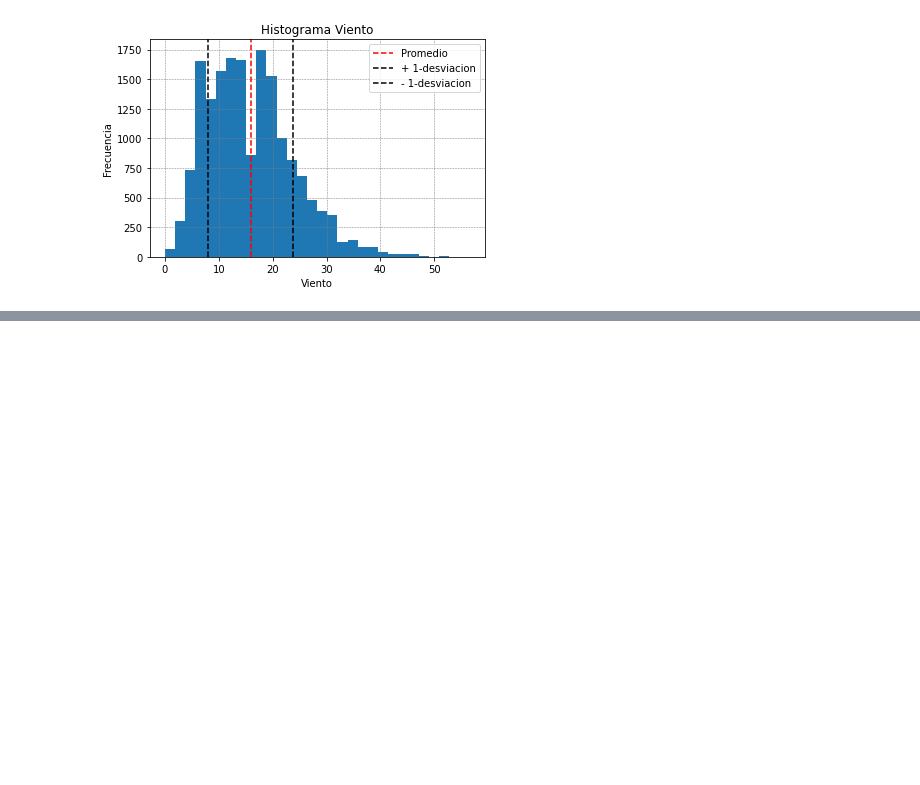
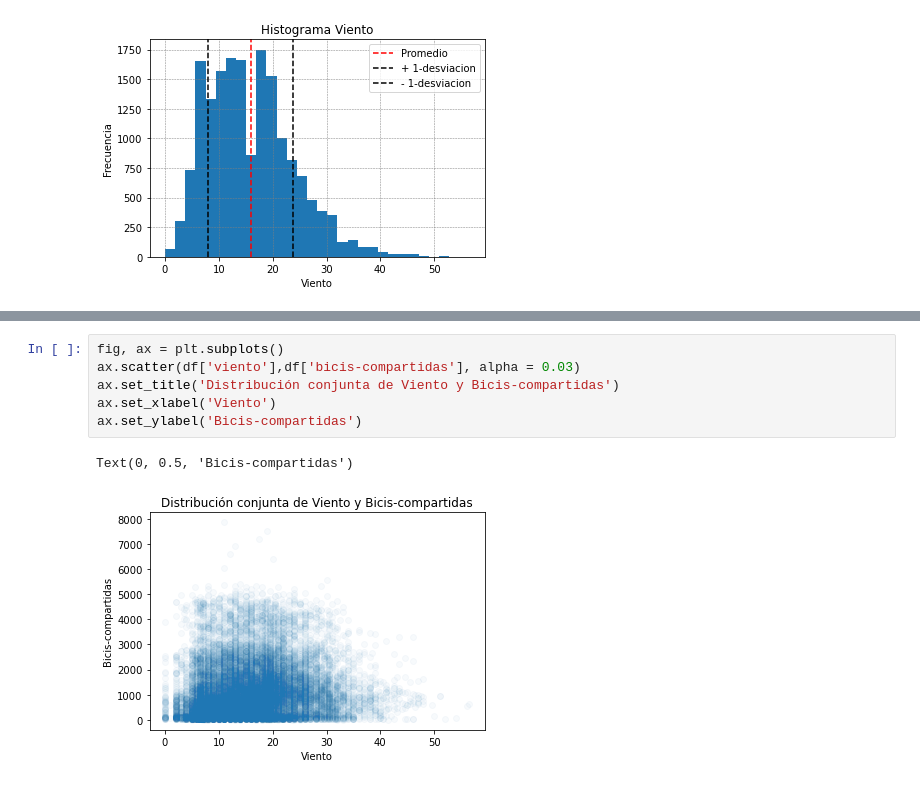
Before and after one commit to juanpanu-zz/PM_DataScience, a Jupyter notebook: Analisis de Datos/dataVisualization.ipynb, the cells around one changed output, grey strips where cells are left out. Saved outputs shown, nothing was run; the diff lists cells and outputs as text; blank space fills up the shorter version.

```diff
--- a/Analisis de Datos/dataVisualization.ipynb
+++ b/Analisis de Datos/dataVisualization.ipynb
@@ -60,0 +68,9 @@ plt.show()
+# %%
+fig, ax = plt.subplots()
+ax.scatter(df['viento'],df['bicis-compartidas'], alpha = 0.03)
+ax.set_title('Distribución conjunta de Viento y Bicis-compartidas')
+ax.set_xlabel('Viento')
+ax.set_ylabel('Bicis-compartidas')
+# %% [output]
+Text(0, 0.5, 'Bicis-compartidas')
+[figure, added]
```
Also changed, not shown: parts of 1 cell of this notebook, 2 other files.
